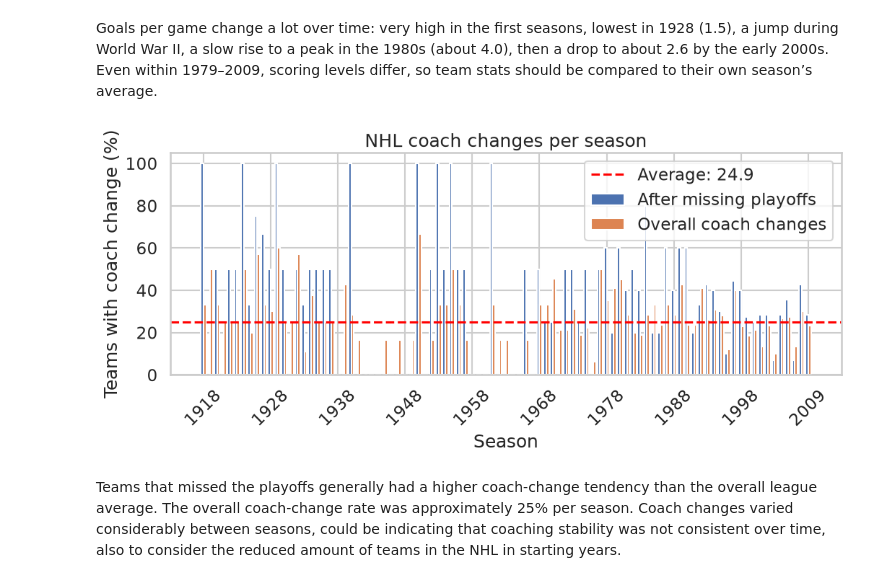
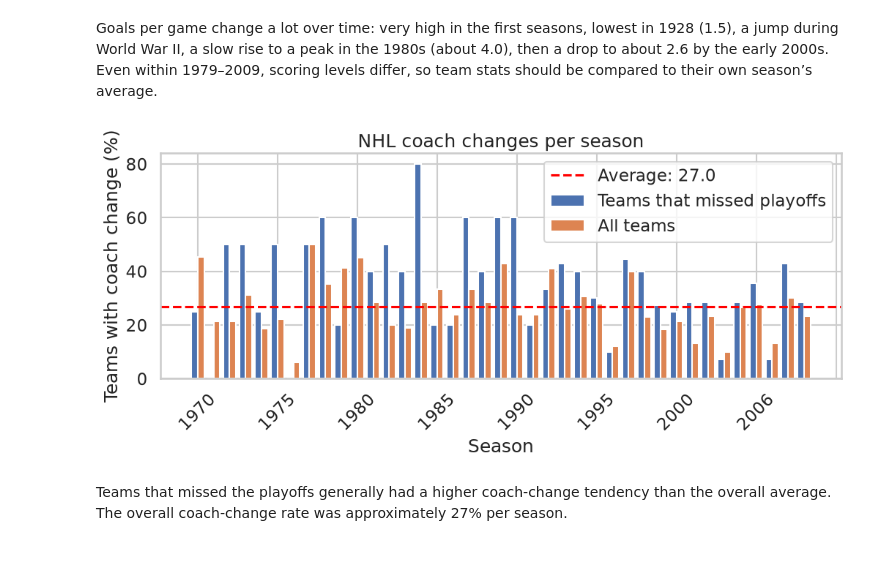
Before and after one commit to up202303702/AC, a Jupyter notebook: notebooks/01_data_overview.ipynb, the cells around one changed output. Drawn from its saved outputs; the diff is of its cells as text; code cells hidden in the pictures; blank space fills up the shorter version.

Commit message:
coaches: plots changed to post 1969 due to amount of teams and missing results, missing conclusions derived from findings

```diff
--- a/notebooks/01_data_overview.ipynb
+++ b/notebooks/01_data_overview.ipynb
@@ -259,7 +259,7 @@ playoff = (
 )
 playoff["made_playoffs"] = playoff["made_playoffs"] > 0
 
-coaches = coaches[(coaches["lgID"] == "NHL") & (coaches["notes"].isna())].copy()
+coaches = coaches[(coaches["lgID"] == "NHL") & (coaches["year"] >= 1969) & (coaches["notes"].isna())].copy()
 coaches = coaches.sort_values(["year", "tmID", "stint", "coachID"])
 
 
@@ -286,36 +286,35 @@ changes["missed_playoffs"] = ~changes["made_playoffs"]
 
 
 change_pct = ( changes.groupby("year")["coach_change"].mean() * 100 )
 missed_playoff_change_pct = (
     changes[changes["missed_playoffs"]]
     .groupby("year")["coach_change"].mean() * 100
 )
 
 
 import numpy as np
 from matplotlib.ticker import MaxNLocator
 
 x = np.arange(len(change_pct))
 width = 0.4
 
 
 plt.figure(figsize=(12, 4))
 plt.bar( x - width/2, missed_playoff_change_pct.reindex(change_pct.index), width,
-    label = "After missing playoffs" )
-plt.bar( x + width/2, change_pct, width, label = "Overall coach changes" )
+    label = "Teams that missed playoffs" )
+plt.bar( x + width/2, change_pct, width, label = "All teams" )
 
 plt.axhline(change_pct.mean(),color="red",linestyle="--",label=f"Average: {change_pct.mean():.1f}")
 plt.title("NHL coach changes per season")
 plt.xlabel("Season")
 plt.ylabel("Teams with coach change (%)")
 plt.xticks(x, change_pct.index)
 plt.gca().xaxis.set_major_locator(MaxNLocator(nbins=10, integer=True))
 plt.xticks(rotation=45)
 plt.legend()
 plt.savefig(FIG / "coach_changes.png", bbox_inches="tight")
 plt.show()
 # %% [output]
-[figure, old version]
+[figure, new version]
 # %% [markdown]
-Teams that missed the playoffs generally had a higher coach-change tendency than the overall league average. The overall coach-change rate was approximately 25% per season.
-Coach changes varied considerably between seasons, could be indicating that coaching stability was not consistent over time, also to consider the reduced amount of teams in the NHL in starting years.
+Teams that missed the playoffs generally had a higher coach-change tendency than the overall average. The overall coach-change rate was approximately 27% per season.
```
Also changed, not shown: parts of 2 cells of this notebook, 2 other files.
